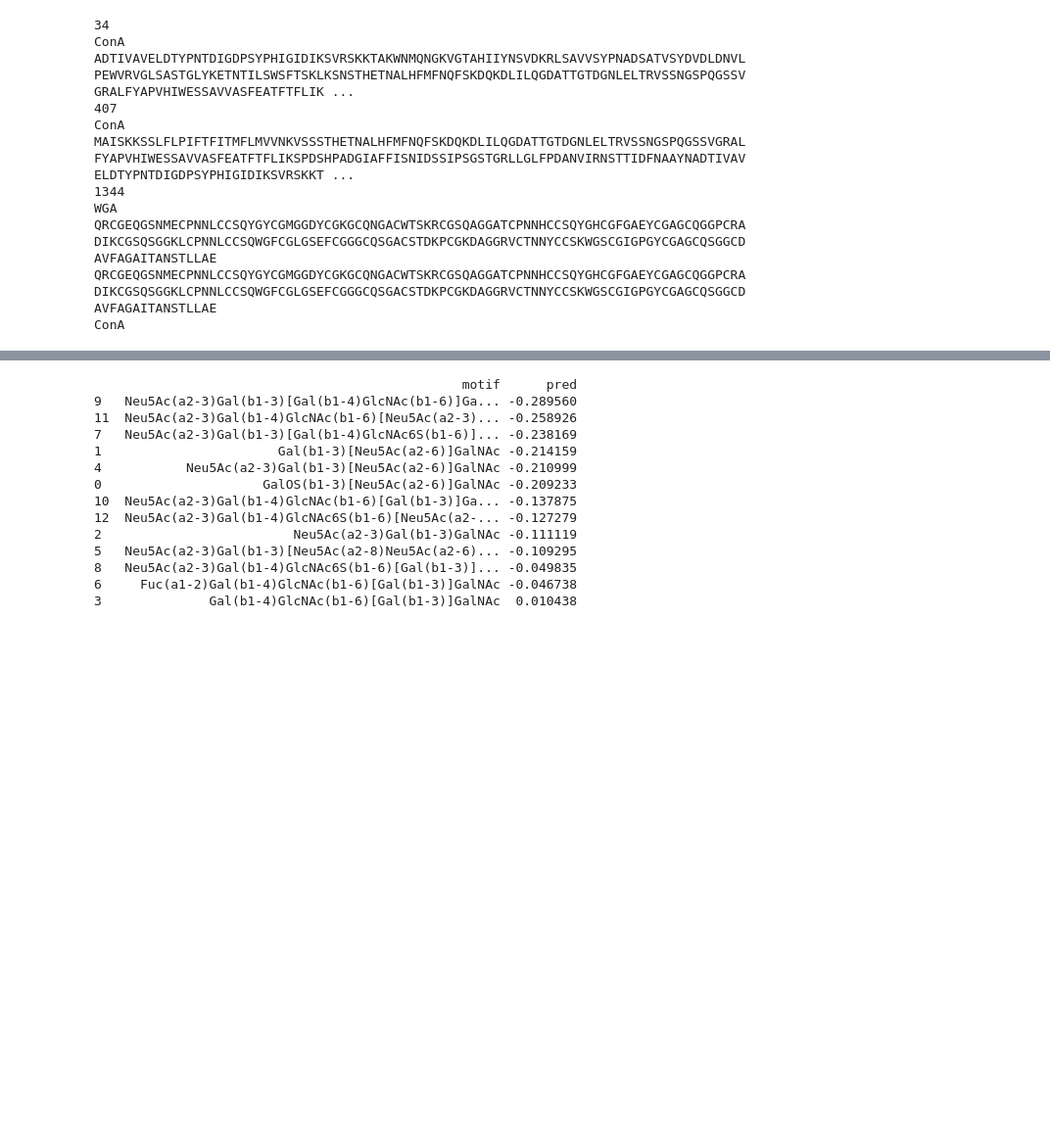
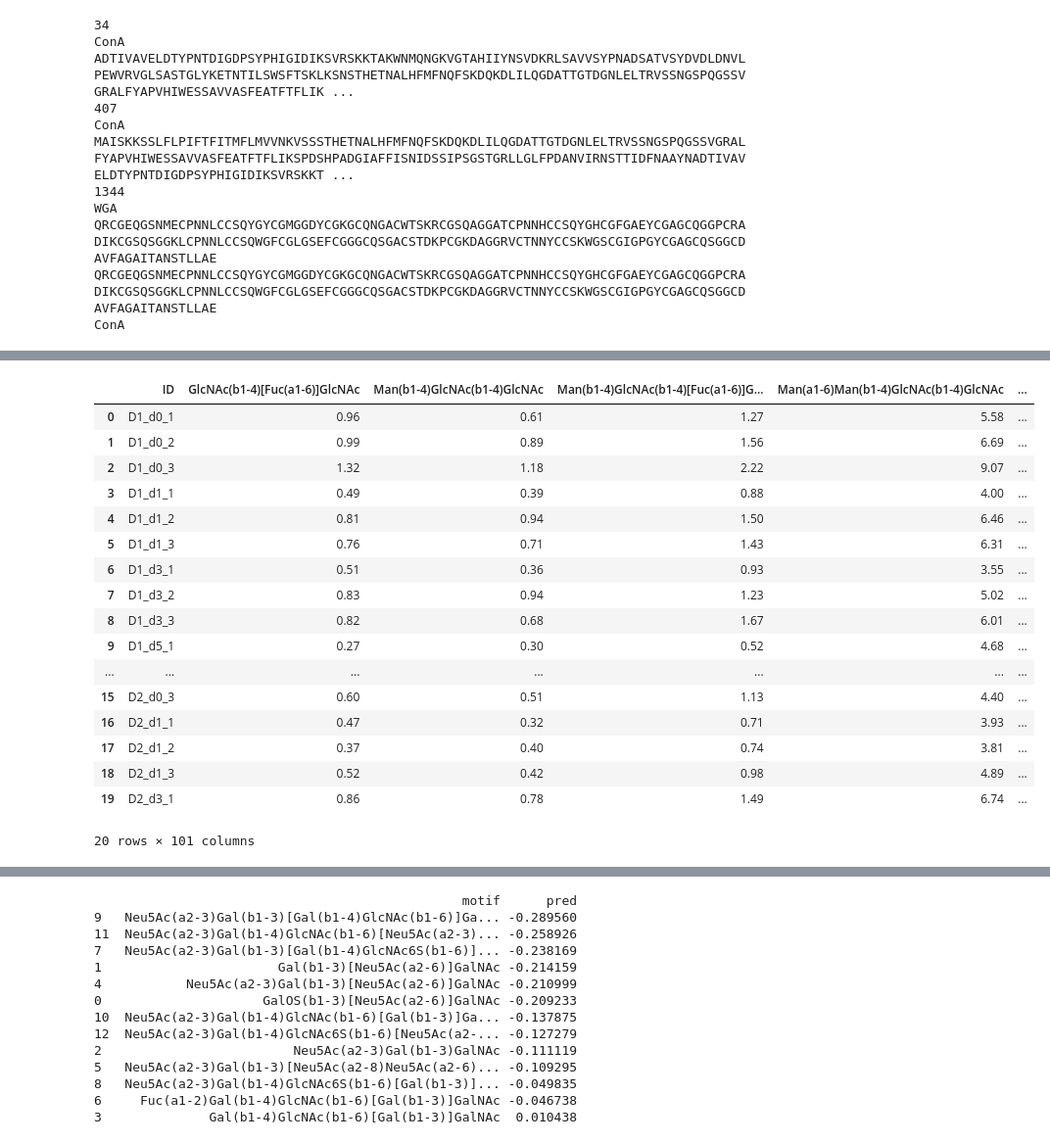
Before and after one commit to csfloyd/GlycanAnalysis, a Jupyter notebook: Python/Dev_Glycowork.ipynb, the cells around one changed output, grey strips where cells are left out. Shown: that part at 98% size. Saved outputs shown, nothing was run; the diff lists cells and outputs as text; code cells hidden in the pictures; blank space fills up the shorter version.

```diff
--- a/Python/Dev_Glycowork.ipynb
+++ b/Python/Dev_Glycowork.ipynb
@@ -114,0 +129,23 @@ dir(glycomics_data_loader)
+# %%
+df = glycomics_data_loader.time_series_N_PMID32149347 # imports as a Pandas dataframe
+
+df.head(20)
+# %% [output]
+|  | ID | GlcNAc(b1-4)[Fuc(a1-6)]GlcNAc | Man(b1-4)GlcNAc(b1-4)GlcNAc | Man(b1-4)GlcNAc(b1-4)[Fuc(a1-6)]G... | Man(a1-6)Man(b1-4)GlcNAc(b1-4)GlcNAc | ... |
+| 0 | D1_d0_1 | 0.96 | 0.61 | 1.27 | 5.58 | ... |
+| 1 | D1_d0_2 | 0.99 | 0.89 | 1.56 | 6.69 | ... |
+| 2 | D1_d0_3 | 1.32 | 1.18 | 2.22 | 9.07 | ... |
+| 3 | D1_d1_1 | 0.49 | 0.39 | 0.88 | 4.00 | ... |
+| 4 | D1_d1_2 | 0.81 | 0.94 | 1.50 | 6.46 | ... |
+| 5 | D1_d1_3 | 0.76 | 0.71 | 1.43 | 6.31 | ... |
+| 6 | D1_d3_1 | 0.51 | 0.36 | 0.93 | 3.55 | ... |
+| 7 | D1_d3_2 | 0.83 | 0.94 | 1.23 | 5.02 | ... |
+| 8 | D1_d3_3 | 0.82 | 0.68 | 1.67 | 6.01 | ... |
+| 9 | D1_d5_1 | 0.27 | 0.30 | 0.52 | 4.68 | ... |
+| ... | ... | ... | ... | ... | ... | ... |
+| 15 | D2_d0_3 | 0.60 | 0.51 | 1.13 | 4.40 | ... |
+| 16 | D2_d1_1 | 0.47 | 0.32 | 0.71 | 3.93 | ... |
+| 17 | D2_d1_2 | 0.37 | 0.40 | 0.74 | 3.81 | ... |
+| 18 | D2_d1_3 | 0.52 | 0.42 | 0.98 | 4.89 | ... |
+| 19 | D2_d3_1 | 0.86 | 0.78 | 1.49 | 6.74 | ... |
+20 rows × 101 columns
```
Also changed, not shown: parts of 6 cells of this notebook, 2 other files.
